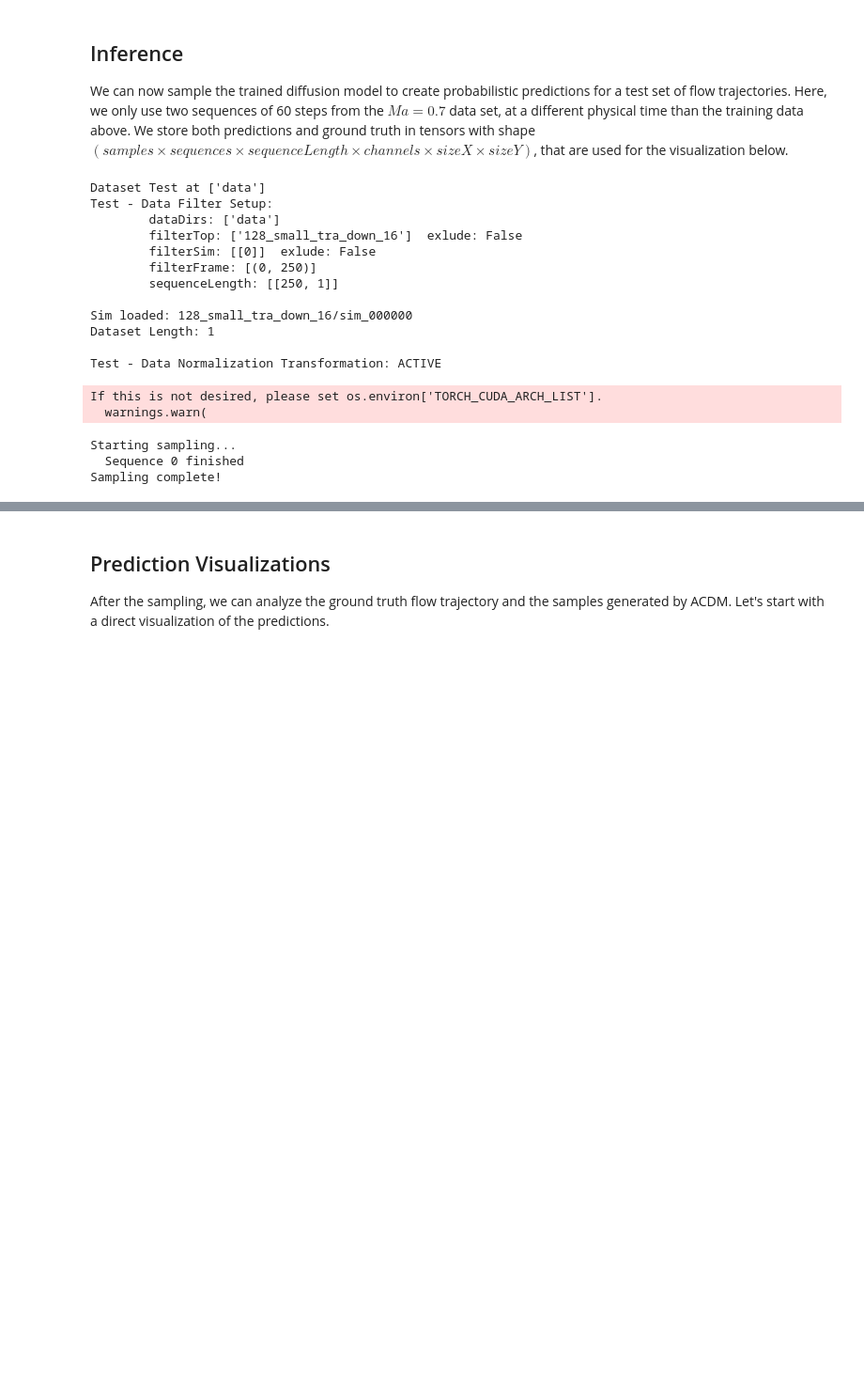
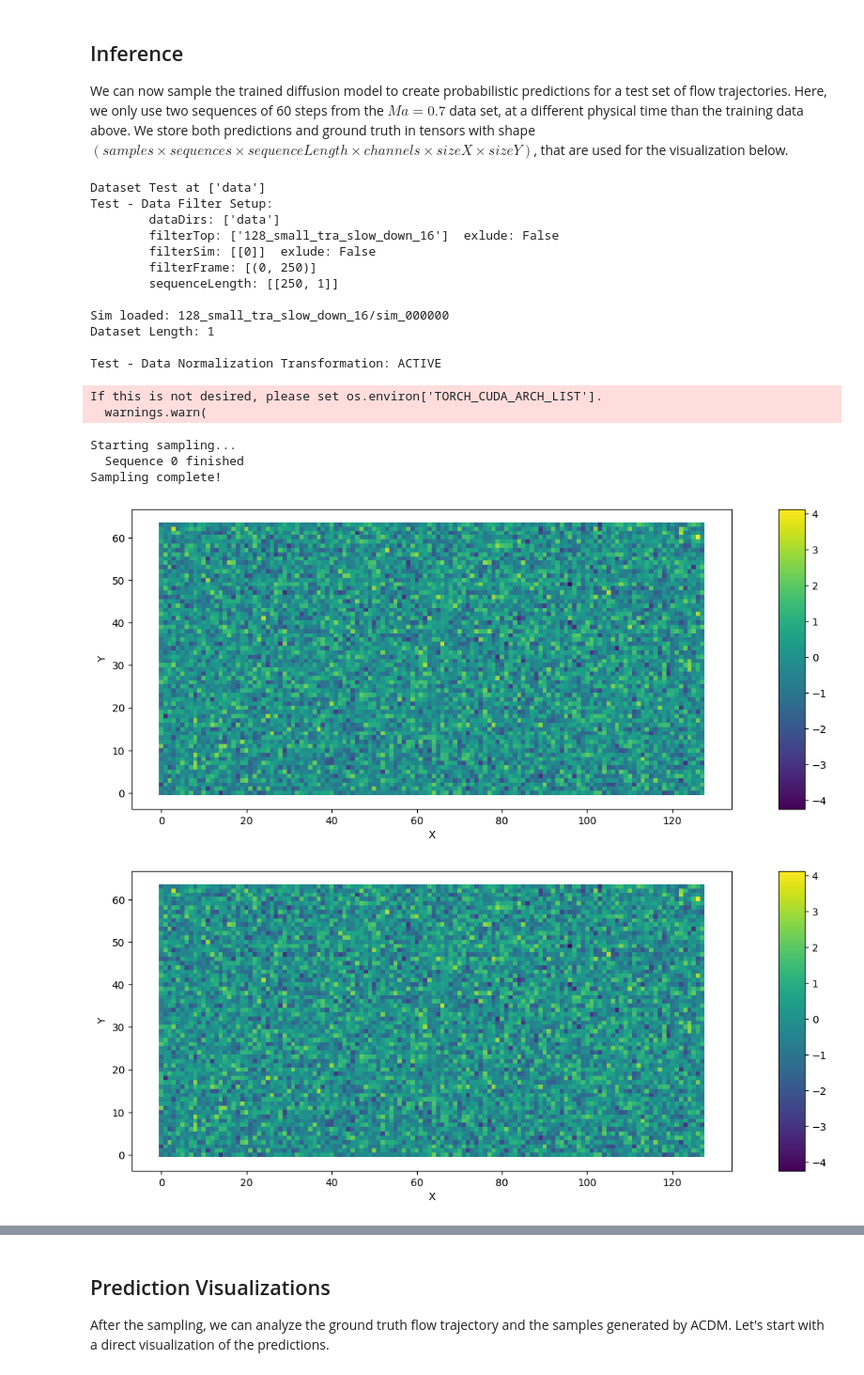
Before and after one commit to kidneybean-beef/autoreg-pde-diffusion, a Jupyter notebook: acdm-demo-supRes.ipynb, the cells around one changed output, grey strips where cells are left out. Shown at 94% size. Drawn from its saved outputs; the diff is of its cells as text; code cells hidden in the pictures; blank space fills up the shorter version.

```diff
--- a/acdm-demo-supRes.ipynb
+++ b/acdm-demo-supRes.ipynb
@@ -1134,15 +1138,15 @@ device = "cuda" if torch.cuda.is_available() else "cpu"
 epoch_models = [int(re.findall(r"\d+", i)[0]) for i in os.listdir(path_model)]
 epoch_last = max(epoch_models)
 
-numSamples = 5
+numSamples = 1
 sequenceLength = [250,1]
 DT = 0.0000083960 * 50 * 340.3 * sequenceLength[1] # consider also the seqSkip
 simFields = ["dens", "pres"]
 simParams = ["mach"]
 # diffusionSteps = 20
 
-testSet = TurbulenceDataset("Test", ["data"], filterTop=["128_small_tra_down_16"], filterSim=[[0]], excludefilterSim=False, filterFrame=[(0,250)],
-                sequenceLength=[sequenceLength], randSeqOffset=False, simFields=simFields, simParams=simParams, printLevel="sim",filterTopSuperRes=["128_small_tra"])
+testSet = TurbulenceDataset("Test", ["data"], filterTop=["128_small_tra_slow_down_16"], filterSim=[[0]], excludefilterSim=False, filterFrame=[(0,250)],
+                sequenceLength=[sequenceLength], randSeqOffset=False, simFields=simFields, simParams=simParams, printLevel="sim",filterTopSuperRes=["128_small_tra_slow"])
 testSet.transform = DataTransforms(normalizeMode="traMixed", simFields=simFields, simParams=simParams)
 testSet.printDatasetInfo()
 testSampler = SequentialSampler(testSet)
@@ -1172,7 +1176,7 @@ model_warp.to(device)
 model_warp.noise_warper.velNormMean = math.tensor([testSet.transform.normMean[0],testSet.transform.normMean[1]], math.channel(vector='x,y'))
 model_warp.noise_warper.velNormStd = math.tensor([testSet.transform.normStd[0],testSet.transform.normStd[1]], math.channel(vector='x,y'))
 
-gtSet = TurbulenceDataset("Gt", ["data"], filterTop=["128_small_tra"], filterSim=[[0]], excludefilterSim=False, filterFrame=[(0,250)],
+gtSet = TurbulenceDataset("Gt", ["data"], filterTop=["128_small_tra_slow"], filterSim=[[0]], excludefilterSim=False, filterFrame=[(0,250)],
                 sequenceLength=[sequenceLength], randSeqOffset=False, simFields=simFields, simParams=simParams, printLevel="sim")
 gtSet.transform = DataTransforms(normalizeMode="traMixed", simFields=simFields, simParams=simParams)
 gtSampler = SequentialSampler(gtSet)
@@ -1185,12 +1189,13 @@ print("\nStarting sampling...")
 pred = []
 pred_warp = []
 noises_used = []
-
+noise_initials = []
 
 with torch.no_grad():
     for s, sample in enumerate(testLoader, 0):
         # gt += [sample["data"].unsqueeze(0).cpu().numpy()]
         noise_initial = math.random_normal(math.batch(b=numSamples),math.channel(c=shape_data[1]),math.spatial(x=shape_data[2],y=shape_data[3])) # reuse batch dim for samples
+        noise_initials.append(noise_initial)
         noise_in = noise_initial
         d = sample["data"].to(device).repeat(numSamples,1,1,1,1) # reuse batch dim for samples
 
@@ -1231,12 +1236,12 @@ print("Sampling complete!\n")
 Dataset Test at ['data']
 Test - Data Filter Setup:
         dataDirs: ['data']
-        filterTop: ['128_small_tra_down_16']  exlude: False
+        filterTop: ['128_small_tra_slow_down_16']  exlude: False
         filterSim: [[0]]  exlude: False
         filterFrame: [(0, 250)]
         sequenceLength: [[250, 1]]
 
-Sim loaded: 128_small_tra_down_16/sim_000000
+Sim loaded: 128_small_tra_slow_down_16/sim_000000
 Dataset Length: 1
 
 Test - Data Normalization Transformation: ACTIVE
@@ -1245,6 +1250,11 @@ If this is not desired, please set os.environ['TORCH_CUDA_ARCH_LIST'].
 Starting sampling...
   Sequence 0 finished
 Sampling complete!
+# %%
+vis.plot(noise_initials[0].b[0].c[0])
+# %% [output]
+[figure, added]
+[figure, added]
 # %%
 pred = np.concatenate(pred, axis=1)
 pred_warp = np.concatenate(pred_warp, axis=1)
```
Also changed, not shown: parts of 10 cells of this notebook, 3 other files.
